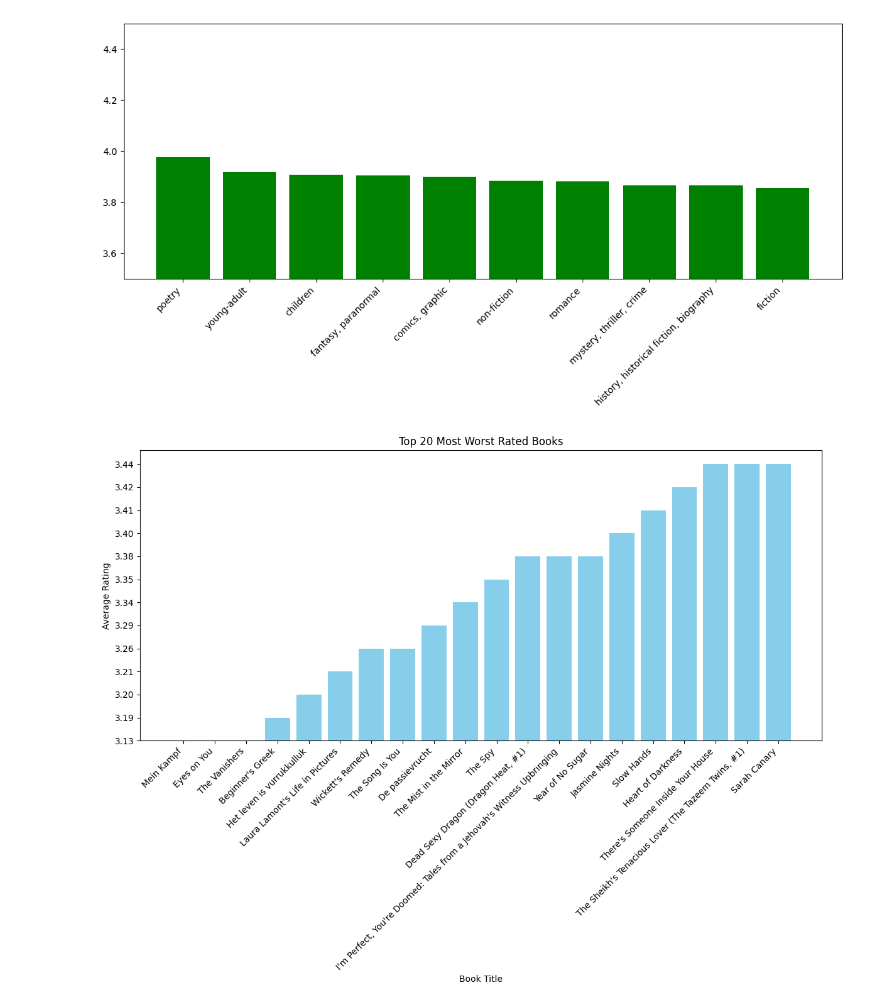
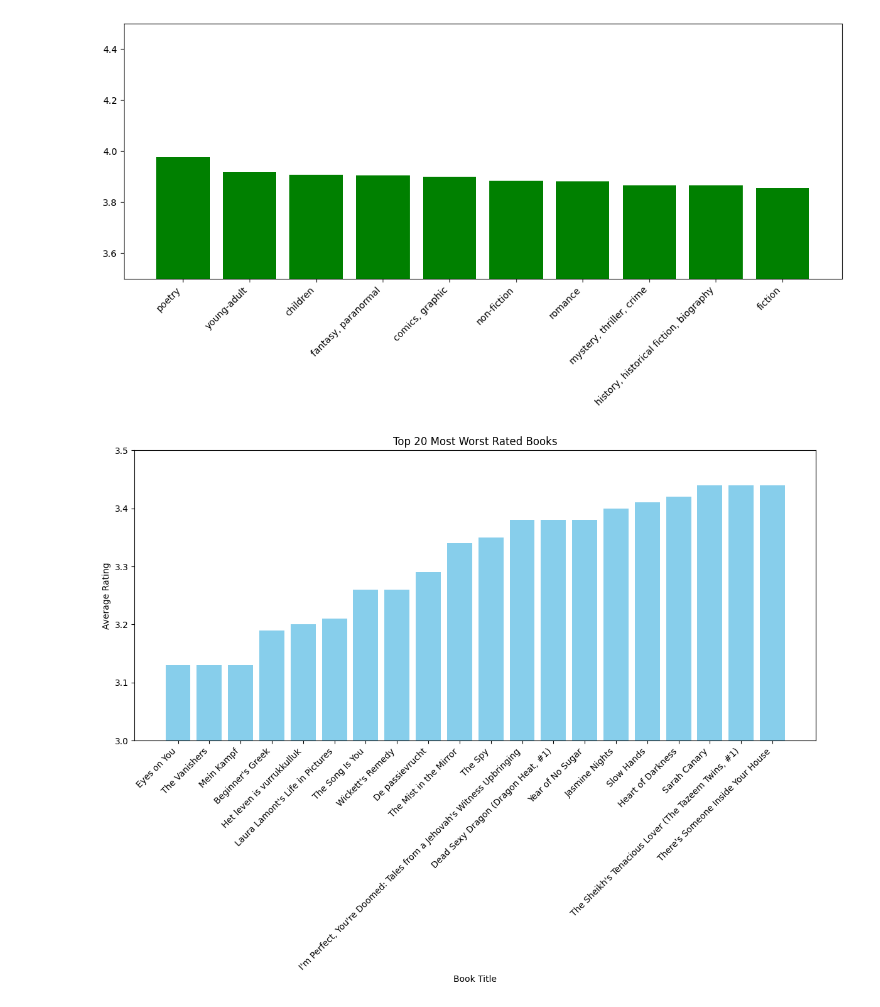
Before and after one commit to jefersonseverino/goodreads-book-review, a Jupyter notebook: main.ipynb, the cells around one changed output. Drawn from its saved outputs; the diff is of its cells as text; code cells hidden in the pictures.

```diff
--- a/main.ipynb
+++ b/main.ipynb
@@ -151,13 +227,14 @@ books_1000_ratings_worst = books_1000_ratings.sort_values(by='average_rating', a
 # %%
 plt.figure(figsize=(14, 6))
 plt.bar(books_1000_ratings_worst['title'][0:20], books_1000_ratings_worst['average_rating'][0:20], color='skyblue')
 plt.xticks(rotation=45, ha='right')
 plt.title("Top 20 Most Worst Rated Books")
 plt.xlabel("Book Title")
+plt.ylim(3.0, 3.5)
 plt.ylabel("Average Rating")
 plt.show()
 # %% [output]
-[figure, old version]
+[figure, new version]
 # %%
 # CORRIGIR DEPOIS
 
```
Also changed, not shown: parts of 10 cells of this notebook.
